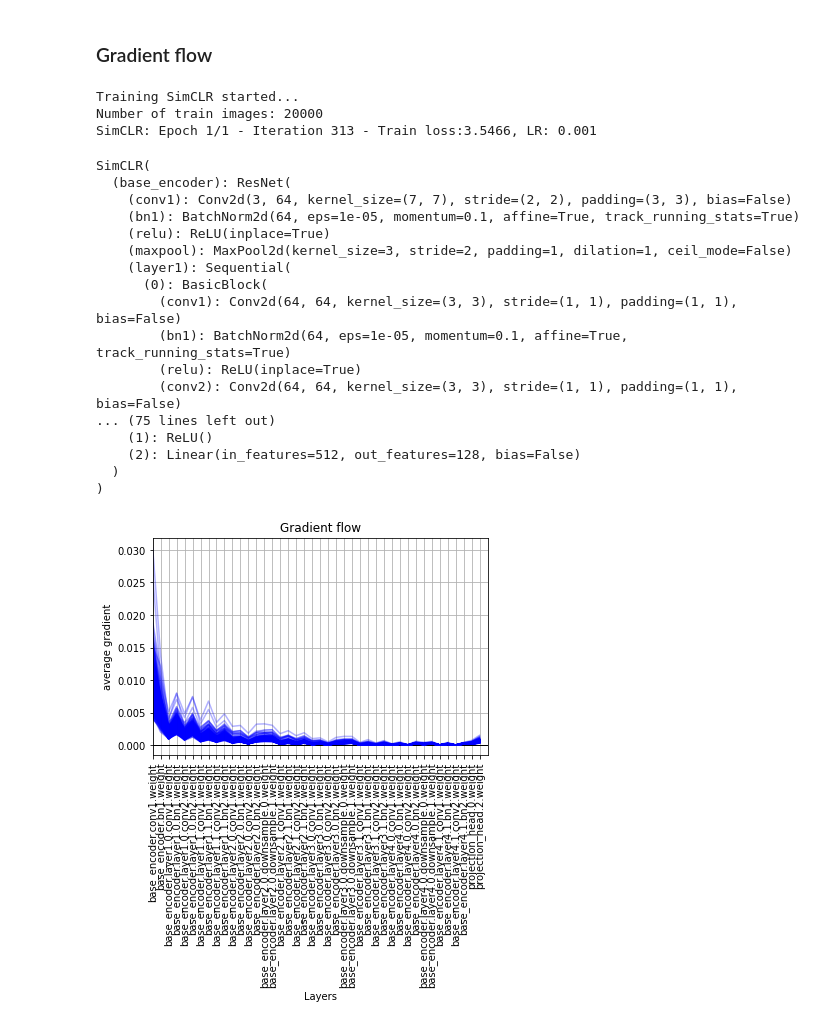
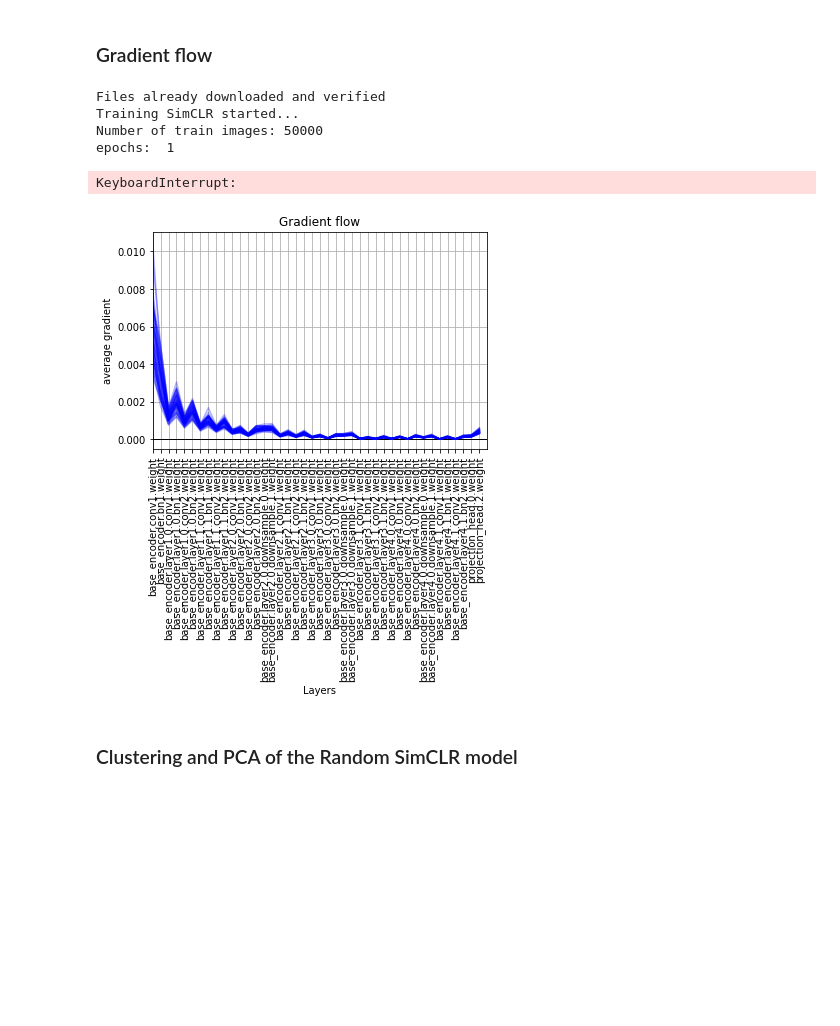
Before and after one commit to AlinaGodun/dcl_b, a Jupyter notebook: DCB Notebook.ipynb, the cells around one changed output. Cells and saved outputs as stored; diff of their text form; code cells hidden in the pictures; blank space fills up the shorter version.

```diff
--- a/DCB Notebook.ipynb
+++ b/DCB Notebook.ipynb
@@ -49,16 +49,16 @@ scikit-learn: 0.24.0
 Using device:  cpu
 # %%
 # specify learning params
-batch_size = 64
+batch_size = 264
 learning_rate = 1e-3
-epochs = 1
+epochs = 150
 
 # training
 
 train = True
 
 # load datasets and create dataloaders
-data = load_util.load_custom_cifar('./data', download=True, for_model='SimCLR')
+data, testdata = load_util.load_cifar('./data', download=True, for_model='SimCLR')
 data_percent = 0.4
 # %% [output]
 Files already downloaded and verified
@@ -121,26 +118,14 @@ simclr100 = SimCLR(resnet_model='resnet18')
 # %%
 model = SimCLR(resnet_model='resnet18')
 # %%
-train_model(model, batch_size, learning_rate, epochs, data, data_percent, train, device, with_gf=True)
+gradient_data = load_util.load_custom_cifar('./data', download=True, for_model='SimCLR')
+train_model(model, batch_size, learning_rate, 1, gradient_data, data_percent, train, device, with_gf=True)
 # %% [output]
+Files already downloaded and verified
 Training SimCLR started...
-Number of train images: 20000
-SimCLR: Epoch 1/1 - Iteration 313 - Train loss:3.5466, LR: 0.001
+Number of train images: 50000
+epochs:  1
-SimCLR(
-  (base_encoder): ResNet(
-    (conv1): Conv2d(3, 64, kernel_size=(7, 7), stride=(2, 2), padding=(3, 3), bias=False)
-    (bn1): BatchNorm2d(64, eps=1e-05, momentum=0.1, affine=True, track_running_stats=True)
-    (relu): ReLU(inplace=True)
-    (maxpool): MaxPool2d(kernel_size=3, stride=2, padding=1, dilation=1, ceil_mode=False)
-    (layer1): Sequential(
-      (0): BasicBlock(
-        (conv1): Conv2d(64, 64, kernel_size=(3, 3), stride=(1, 1), padding=(1, 1), bias=False)
-        (bn1): BatchNorm2d(64, eps=1e-05, momentum=0.1, affine=True, track_running_stats=True)
-        (relu): ReLU(inplace=True)
-        (conv2): Conv2d(64, 64, kernel_size=(3, 3), stride=(1, 1), padding=(1, 1), bias=False)
-... (75 lines left out)
-    (1): ReLU()
-    (2): Linear(in_features=512, out_features=128, bias=False)
-  )
-)
+KeyboardInterrupt:
-[figure, old version]
+[figure, new version]
+# %% [markdown]
+### Clustering and PCA of the Random SimCLR model
```
Also changed, not shown: parts of 16 cells of this notebook, 3 other files.
